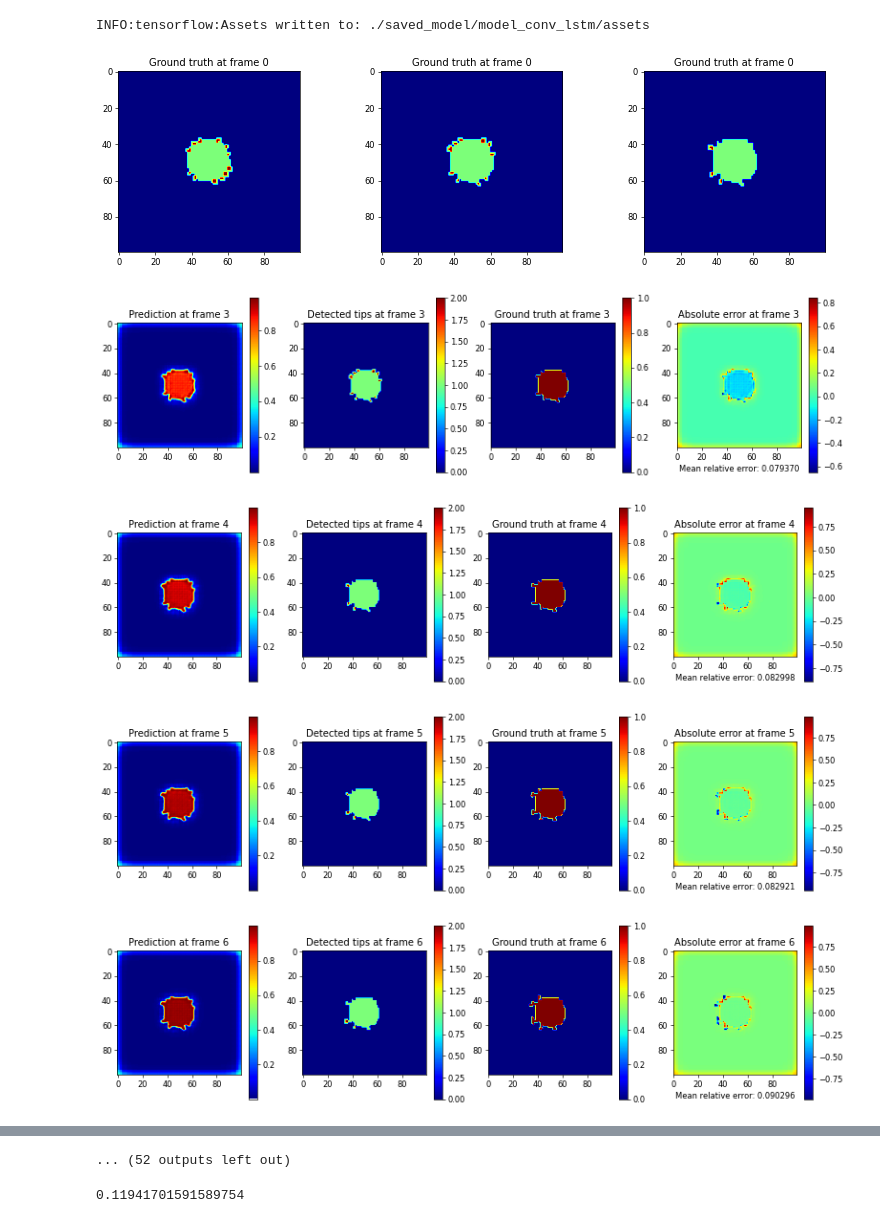
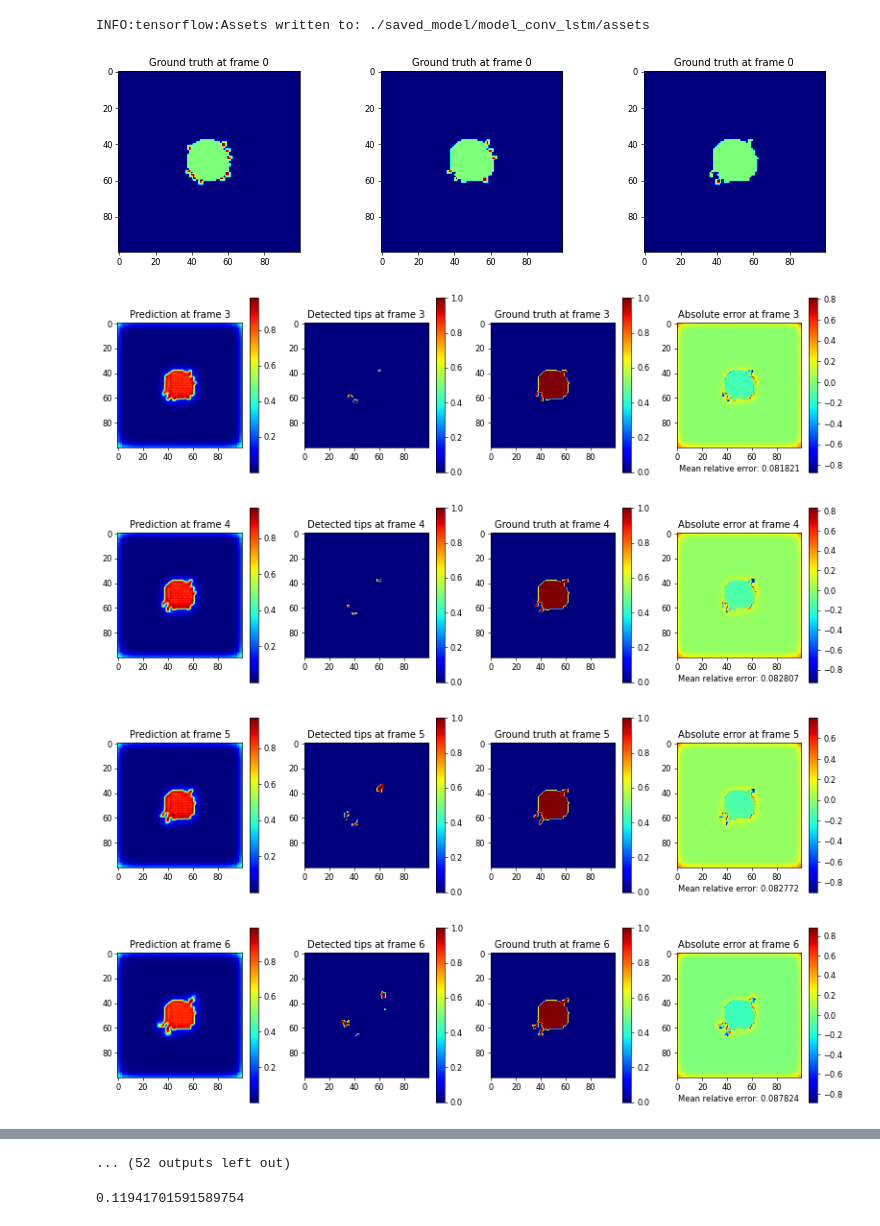
Before and after one commit to kuanrenqian/RecurrentNG, a Jupyter notebook: tensorflow_version/NeuronGrowthML_main.ipynb, the cells around one changed output, grey strips where cells are left out. Cells and saved outputs as stored; diff of their text form; code cells hidden in the pictures.

```diff
--- a/tensorflow_version/NeuronGrowthML_main.ipynb
+++ b/tensorflow_version/NeuronGrowthML_main.ipynb
@@ -188,7 +200,7 @@ Non-trainable params: 0
 __________________________________________________________________________________________________
 None
 # %%
-test = False
+test = True
 
 if test == True:
     model = keras.models.load_model('./saved_model/model_conv_lstm')
@@ -232,8 +244,14 @@ Epoch 500/500
 2022-06-14 12:46:30.630077: W tensorflow/python/util/util.cc:368] Sets are not currently considered sequences, but this may change in the future, so consider avoiding using them.
 INFO:tensorflow:Assets written to: ./saved_model/model_conv_lstm/assets
 # %%
-import matlab.engine
-eng = matlab.engine.start_matlab()
+# import matlab.engine
+# eng = matlab.engine.start_matlab()
+
+def push(input, cutoff):
+    max_input = np.amax(input)
+    input[input>cutoff*max_input] = 1
+    input[input<=cutoff*max_input] = 0
+    return input
 
 rand_case = np.random.randint((len(val_dataset)))
 
@@ -259,49 +277,55 @@ x_in = np.expand_dims(np.expand_dims(example_x[0,...],axis=0),axis=0)
 
 for i in range(example_x.shape[0]-3):
 
-    new_prediction = model.predict(x_in)
+    model = keras.models.load_model('./saved_model/model_conv_lstm')
+    new_prediction = model.predict(x_in,verbose="0")
+    keras.backend.clear_session()
     temp = np.zeros([1,1,100,100,3])
 
     # tips = np.round(eng.generate_tips_for_python(matlab.double(np.array(new_prediction[0,0,:,:,0]).astype('float64')),5000))
-    tips = np.round(example_x[i,:,:,1])
+    model = keras.models.load_model('./saved_model/model_tipsCNN_predBased')
+    tips = model.predict(np.expand_dims(np.expand_dims(new_prediction[0,0,:,:,0],axis=0),axis=3),verbose="0")
+    tips = push(tips,0.5)
+    keras.backend.clear_session()
+    # tips = np.round(example_x[i,:,:,1])
 
     temp[0,0,:,:,0] = x_in[0,0,:,:,1]
     temp[0,0,:,:,1] = x_in[0,0,:,:,2]
-    temp[0,0,:,:,2] = np.round(new_prediction[0,0,:,:,0])+tips
+    temp[0,0,:,:,2] = np.round(new_prediction[0,0,:,:,0])+tips[0,:,:,0]
 
     x_in = temp
 
     mre = np.sqrt(np.sum(np.square(new_prediction[0,0,:,:,0]-example_y[i,:,:,0])/(new_prediction.shape[2]*new_prediction.shape[3])))
 
     plt.figure(figsize=(16, 4), dpi=60)
 
     plt.subplot(1,4,1)
     plt.imshow(new_prediction[0,0,:,:,0], cmap='jet')
     plt.colorbar()
     plt.title('Prediction at frame %d'%(i+3))
 
     plt.subplot(1,4,2)
-    plt.imshow(tips, cmap='jet')
+    plt.imshow(tips[0,:,:,0], cmap='jet')
     plt.colorbar()
     plt.title('Detected tips at frame %d'%(i+3))
 
     plt.subplot(1,4,3)
     plt.imshow(example_y[i,:,:,0], cmap='jet')
     plt.colorbar()
     plt.title('Ground truth at frame %d'%(i+3))
 
     plt.subplot(1,4,4)
     plt.imshow(new_prediction[0,0,:,:,0]-example_y[i,:,:,0], cmap='jet')
     plt.colorbar()
     plt.title('Absolute error at frame %d'%(i+3))
     plt.xlabel('Mean relative error: %f'%mre)
 
     plt.show()
 
-eng.quit()
+# eng.quit()
 # %% [output]
-[figure, old version]
+[figure, new version]
-[figure, old version]
+[figure, new version]
-[figure, old version]
+[figure, new version]
-[figure, old version]
+[figure, new version]
-[figure, old version]
+[figure, new version]
```
Also changed, not shown: parts of 7 cells of this notebook, 15 other files.
